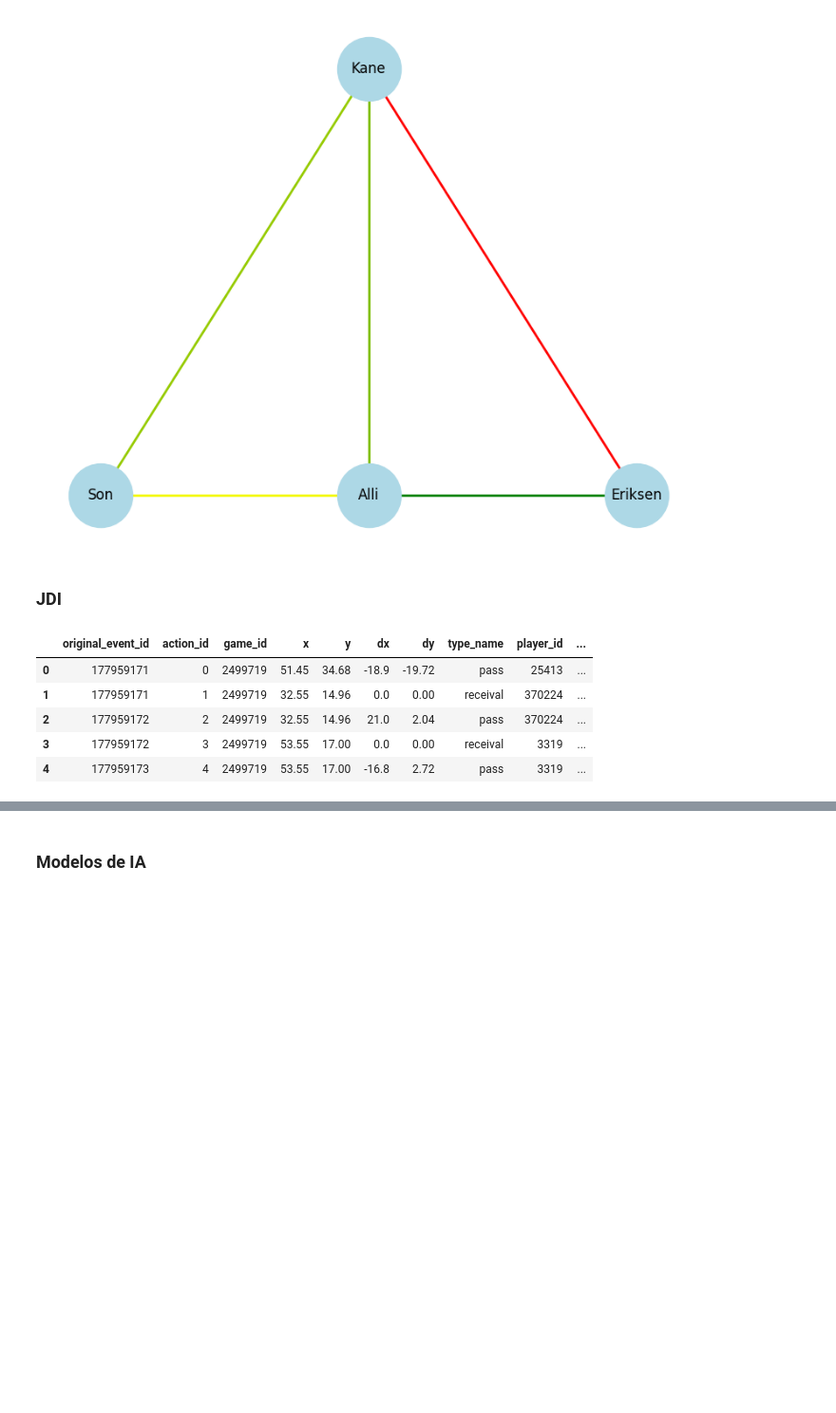
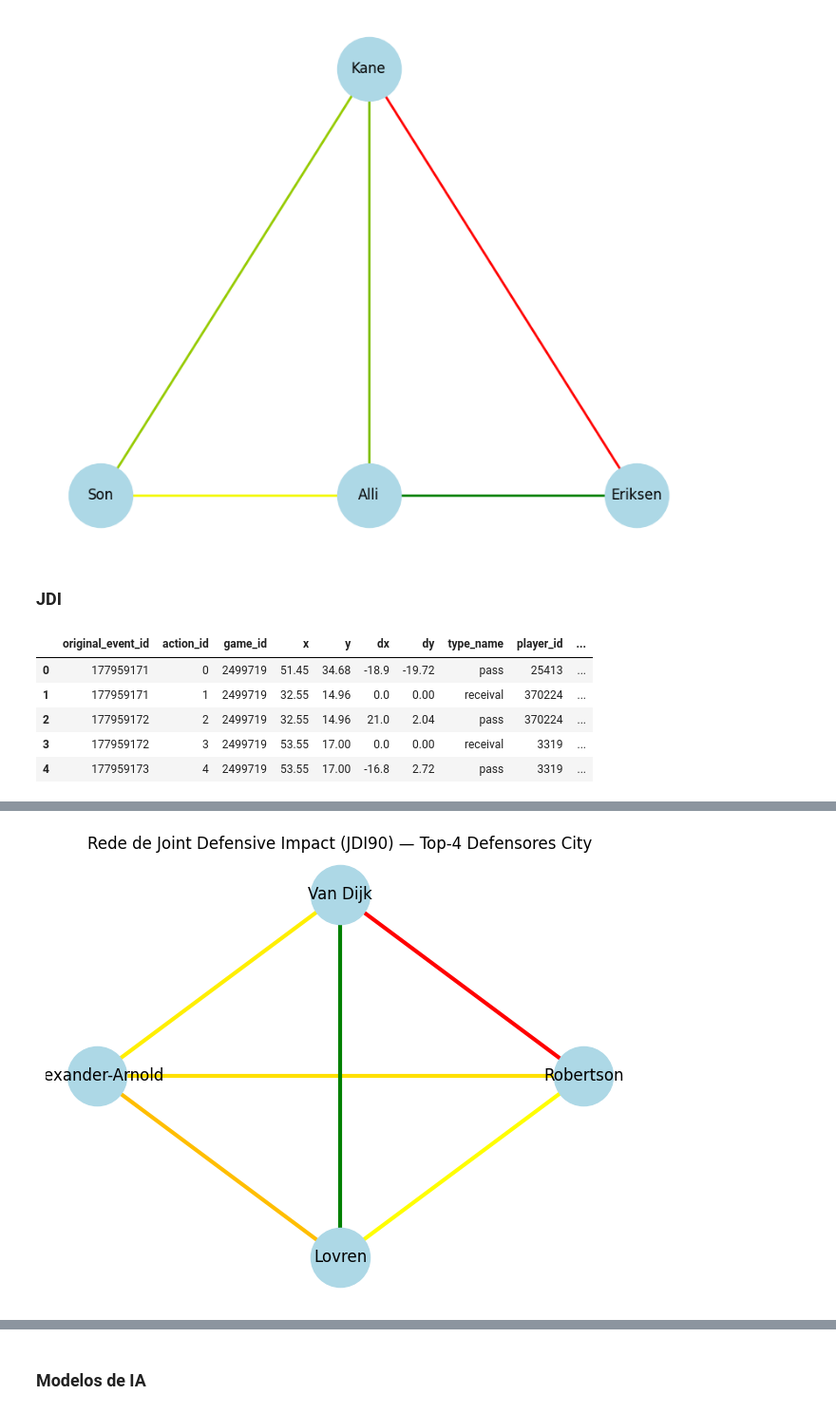
Before and after one commit to vinisilvag/cdaf-projeto, a Jupyter notebook: main.ipynb, the cells around one changed output, grey strips where cells are left out. Shown at 95% size. Cells and saved outputs as stored; diff of their text form; code cells hidden in the pictures; blank space fills up the shorter version.

Commit message:
feature: visualização do JDI

```diff
--- a/main.ipynb
+++ b/main.ipynb
@@ -374,18 +473,6 @@ action_values["England"]
 | 1088303 | 251596232 | 2037 | 2500098 | 92.40 | 36.04 | 0.0 | 0.00 | receival | 8005 | ... |
 | 1088304 | 251596236 | 2038 | 2500098 | 90.30 | 34.00 | 14.7 | -6.80 | shot | 8005 | ... |
 1088305 rows × 14 columns
-# %%
-minutes_df = (
-    action_values["England"].groupby(['player_id', 'game_id'])
-    .size()
-    .reset_index(name='action_count')
-)
-
-# Suposição: cada jogador com ações jogou pelo menos 60 minutos
-minutes_df['minutes_played'] = 60
-
-# Seleciona colunas finais
-minutes_df = minutes_df[['player_id', 'game_id', 'minutes_played']]
 # %%
 joi90 = calculate_joi90(
     action_values["England"],
@@ -596,7 +755,7 @@ game_ids = action_values['England']["game_id"].unique().tolist()
 jdi90 = calculate_jdi90(
     action_values["England"],
     minutes_df,
-    player1_id=370224,
+    player1_id=38021,
     player2_id=25413,
     game_ids=game_ids,
     player_positions=player_positions
@@ -607,0 +777,79 @@ KeyError: "{'code2': 'DF', 'code3': 'DEF', 'name': 'Defender'}"
+# %%
+import networkx as nx
+import numpy as np
+import matplotlib.pyplot as plt
+from matplotlib.colors import LinearSegmentedColormap
+from itertools import combinations
+
+# 1) Defina os quatro IDs e o mapa para os nomes
+ids = [346101, 370, 25393, 222220]
+names_map = {
+    346101: "Alexander-Arnold",
+     370: "Van Dijk",
+   25393: "Lovren",
+  222220: "Robertson"
+}
+
+# 2) Loop para calcular JDI90 de cada par
+results = []
+for pid1, pid2 in combinations(ids, 2):
+    # a) identificar os jogos em que ambos participaram
+    df_pair = action_values["England"][
+        action_values["England"]["player_id"].isin([pid1, pid2])
+    ]
+    games_both = (
+        df_pair
+        .groupby("game_id")["player_id"]
+        .apply(lambda x: {pid1, pid2}.issubset(set(x)))
+    )
+    game_ids_pair = games_both[games_both].index.tolist()
+
+    # b) calcular JDI normalizado por 90
+    jdi90 = calculate_jdi90(
+        action_values["England"],
+        minutes_df,
+        player1_id=pid1,
+        player2_id=pid2,
+        game_ids=game_ids_pair,
+        player_positions=player_positions
+    )
+
+    results.append((names_map[pid1], names_map[pid2], jdi90))
+
+print("JDI90 por par:\n", results)
+
+# 3) Montar e plotar o grafo
+# ----------------------------
+edges = results
+weights = np.array([w for _, _, w in edges])
+min_w, max_w = weights.min(), weights.max()
+norm = (weights - min_w) / (max_w - min_w)
+
+# gradiente de cores de vermelho→verde
+cmap = LinearSegmentedColormap.from_list("cmap", ["red","orange","yellow","green"])
+edge_colors = [cmap(v) for v in norm]
+
+G = nx.Graph()
+for (u, v, w), color in zip(edges, edge_colors):
+    G.add_edge(u, v, weight=w, color=color)
+
+# escolha um layout manual (ajuste posições se quiser)
+pos = {
+    "Alexander-Arnold": (0, 0),
+    "Van Dijk": (1, 0.6),
+    "Lovren": (1, -0.6),
+    "Robertson": (2, 0)
+}
+
+plt.figure(figsize=(8, 6))
+nx.draw_networkx_nodes(G, pos, node_size=2000, node_color="lightblue")
+nx.draw_networkx_labels(G, pos, font_size=12)
+nx.draw_networkx_edges(
+    G, pos,
+    edge_color=[d["color"] for _,_,d in G.edges(data=True)],
+    width=3
+)
+plt.axis("off")
+plt.title("Rede de Joint Defensive Impact (JDI90) — Top-4 Defensores City")
+plt.show()
+# %% [output]
@@ -607,0 +858 @@ KeyError: "{'code2': 'DF', 'code3': 'DEF', 'name': 'Defender'}"
+[figure, added]
```
Also changed, not shown: parts of 22 cells of this notebook, 1 other file.
